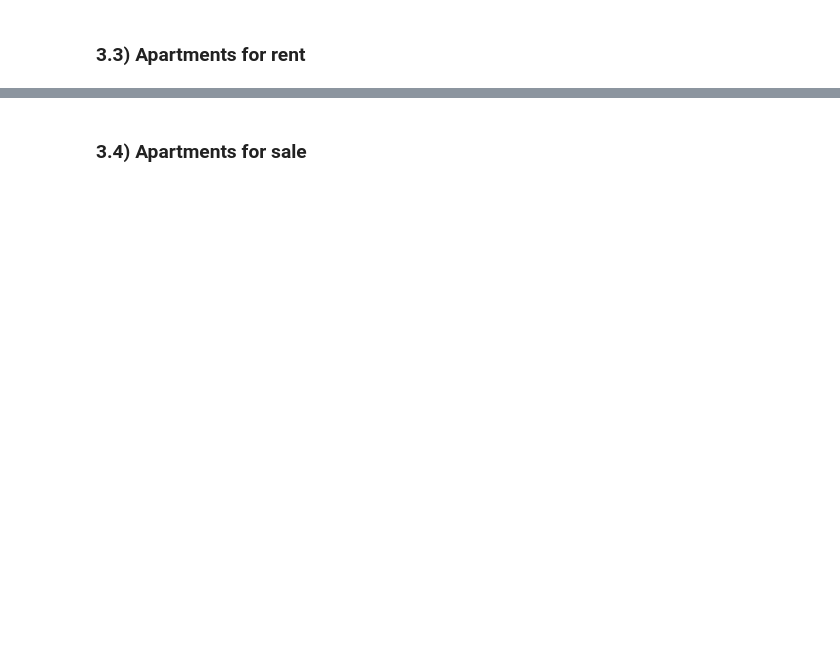
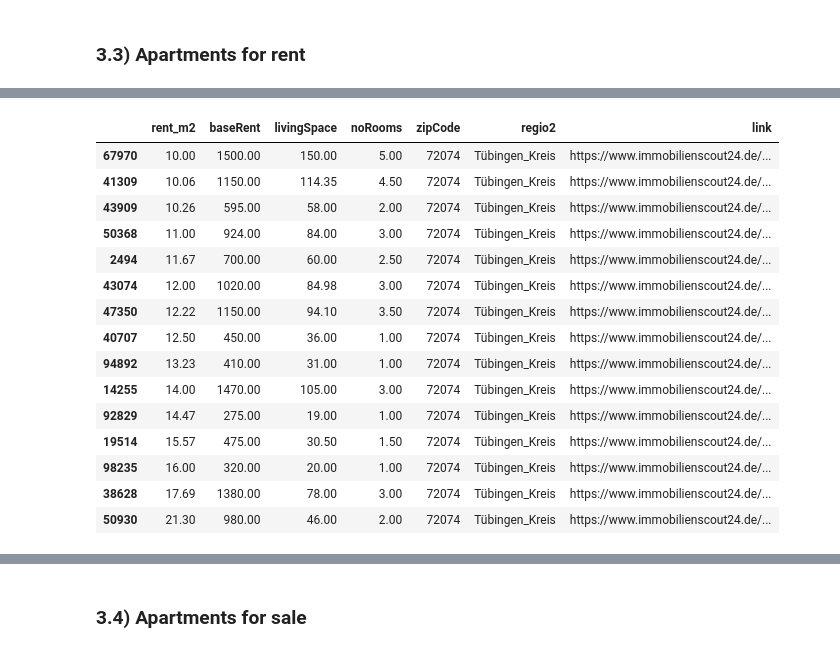
Before and after one commit to maxtue/ApartmentListings, a Jupyter notebook: data_analysis/single_date.ipynb, the cells around one changed output, grey strips where cells are left out. Drawn from its saved outputs; the diff is of its cells as text; code cells hidden in the pictures; blank space fills up the shorter version.

```diff
--- a/data_analysis/single_date.ipynb
+++ b/data_analysis/single_date.ipynb
@@ -279,6 +279,7 @@ combined_df[combined_filt].sort_values(combined_filt_ord, ascending=False)
 # %% [markdown]
 #### pick regions to further inspect:
 # %%
+regiontype = "zipCode"
 regions = [72074]
 combined_df.loc[regions]
 # %% [output]
@@ -315,0 +292,22 @@ rent_select_df[rent_filt].sort_values(rent_ord)
+# %%
+rent_filt = rent_select_df[regiontype].isin(regions)
+df_show = rent_select_df[rent_filt].sort_values("rent_m2")
+
+df_show.style.format({"link": dproc.make_clickable})
+# %% [output]
+|  | rent_m2 | baseRent | livingSpace | noRooms | zipCode | regio2 | link |
+| 67970 | 10.00 | 1500.00 | 150.00 | 5.00 | 72074 | Tübingen_Kreis | https://www.immobilienscout24.de/... |
+| 41309 | 10.06 | 1150.00 | 114.35 | 4.50 | 72074 | Tübingen_Kreis | https://www.immobilienscout24.de/... |
+| 43909 | 10.26 | 595.00 | 58.00 | 2.00 | 72074 | Tübingen_Kreis | https://www.immobilienscout24.de/... |
+| 50368 | 11.00 | 924.00 | 84.00 | 3.00 | 72074 | Tübingen_Kreis | https://www.immobilienscout24.de/... |
+| 2494 | 11.67 | 700.00 | 60.00 | 2.50 | 72074 | Tübingen_Kreis | https://www.immobilienscout24.de/... |
+| 43074 | 12.00 | 1020.00 | 84.98 | 3.00 | 72074 | Tübingen_Kreis | https://www.immobilienscout24.de/... |
+| 47350 | 12.22 | 1150.00 | 94.10 | 3.50 | 72074 | Tübingen_Kreis | https://www.immobilienscout24.de/... |
+| 40707 | 12.50 | 450.00 | 36.00 | 1.00 | 72074 | Tübingen_Kreis | https://www.immobilienscout24.de/... |
+| 94892 | 13.23 | 410.00 | 31.00 | 1.00 | 72074 | Tübingen_Kreis | https://www.immobilienscout24.de/... |
+| 14255 | 14.00 | 1470.00 | 105.00 | 3.00 | 72074 | Tübingen_Kreis | https://www.immobilienscout24.de/... |
+| 92829 | 14.47 | 275.00 | 19.00 | 1.00 | 72074 | Tübingen_Kreis | https://www.immobilienscout24.de/... |
+| 19514 | 15.57 | 475.00 | 30.50 | 1.50 | 72074 | Tübingen_Kreis | https://www.immobilienscout24.de/... |
+| 98235 | 16.00 | 320.00 | 20.00 | 1.00 | 72074 | Tübingen_Kreis | https://www.immobilienscout24.de/... |
+| 38628 | 17.69 | 1380.00 | 78.00 | 3.00 | 72074 | Tübingen_Kreis | https://www.immobilienscout24.de/... |
+| 50930 | 21.30 | 980.00 | 46.00 | 2.00 | 72074 | Tübingen_Kreis | https://www.immobilienscout24.de/... |
```
Also changed, not shown: parts of 8 cells of this notebook, 2 other files.
